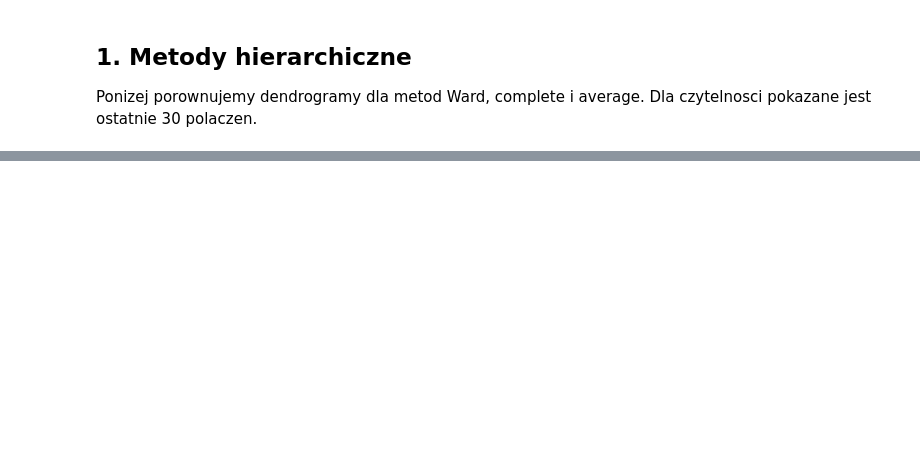
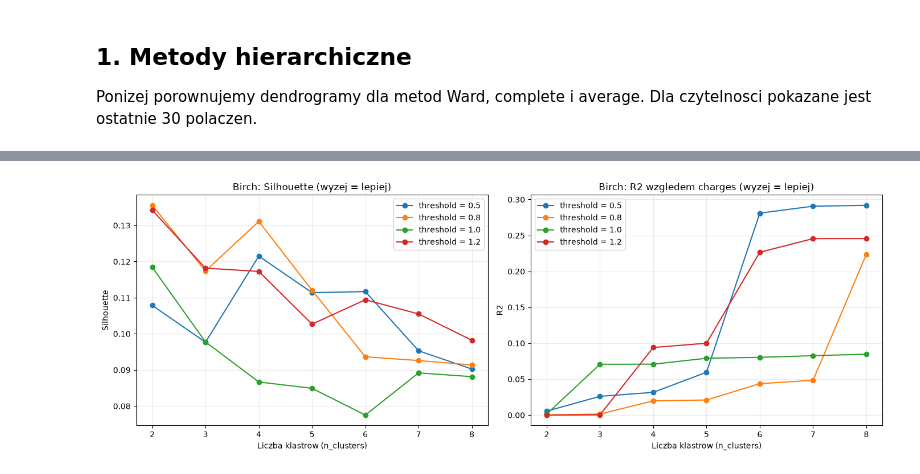
Before and after one commit to Tomaszlek/ED, a Jupyter notebook: ED_PS3_TJ_KS.ipynb, the cells around one changed output, grey strips where cells are left out. Saved outputs shown, nothing was run; the diff lists cells and outputs as text; code cells hidden in the pictures; blank space fills up the shorter version.

```diff
--- a/ED_PS3_TJ_KS.ipynb
+++ b/ED_PS3_TJ_KS.ipynb
@@ -77,0 +240,22 @@ plt.close(fig)
+# %%
+progi_birch = [0.5, 0.8, 1.0, 1.2]
+wiersze_birch = []
+for prog in progi_birch:
+    for k in range(2, 9):
+        model = Birch(threshold=prog, n_clusters=k).fit(X_scaled)
+        wiersze_birch.append({
+            'threshold': prog,
+            'k': k,
+            'Podklastry CF': len(model.subcluster_centers_),
+            **ocen_podzial(model.labels_),
+        })
+przeglad_birch = pd.DataFrame(wiersze_birch)
+
+print('Liczba podklastrow CF dla kolejnych progow:')
+display(przeglad_birch.groupby('threshold')['Podklastry CF'].first().to_frame())
+print('Silhouette (wiersze: k, kolumny: threshold):')
+display(przeglad_birch.pivot(index='k', columns='threshold', values='Silhouette').round(3))
+print('R2 wzgledem charges (wiersze: k, kolumny: threshold):')
+display(przeglad_birch.pivot(index='k', columns='threshold', values='R2 wzgledem charges').round(3))
+print('5 wariantow z najwyzszym Silhouette:')
+display(przeglad_birch.sort_values('Silhouette', ascending=False).head(5).round(3))
@@ -77,0 +297,22 @@ plt.close(fig)
+# %%
+fig, axes = plt.subplots(1, 2, figsize=(14, 5))
+
+for prog, grupa in przeglad_birch.groupby('threshold'):
+    axes[0].plot(grupa['k'], grupa['Silhouette'], marker='o', label=f'threshold = {prog}')
+    axes[1].plot(grupa['k'], grupa['R2 wzgledem charges'], marker='o', label=f'threshold = {prog}')
+
+axes[0].set_title('Birch: Silhouette (wyzej = lepiej)')
+axes[0].set_ylabel('Silhouette')
+axes[1].set_title('Birch: R2 wzgledem charges (wyzej = lepiej)')
+axes[1].set_ylabel('R2')
+
+for ax in axes:
+    ax.set_xlabel('Liczba klastrow (n_clusters)')
+    ax.legend()
+    ax.grid(alpha=0.25)
+
+plt.tight_layout()
+display(fig)
+plt.close(fig)
+# %% [output]
+[figure, added]
```
Also changed, not shown: parts of 21 cells of this notebook.
